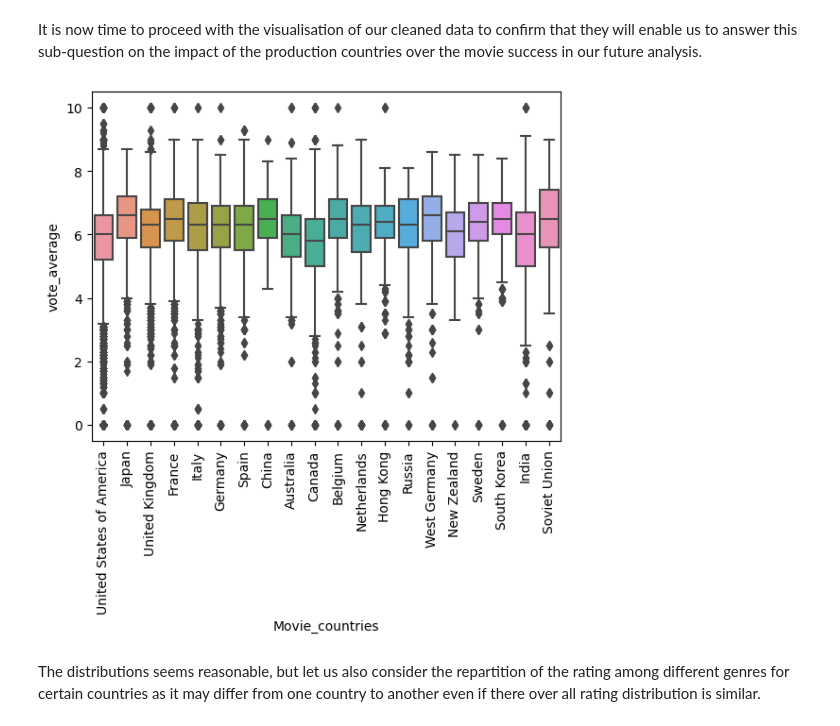
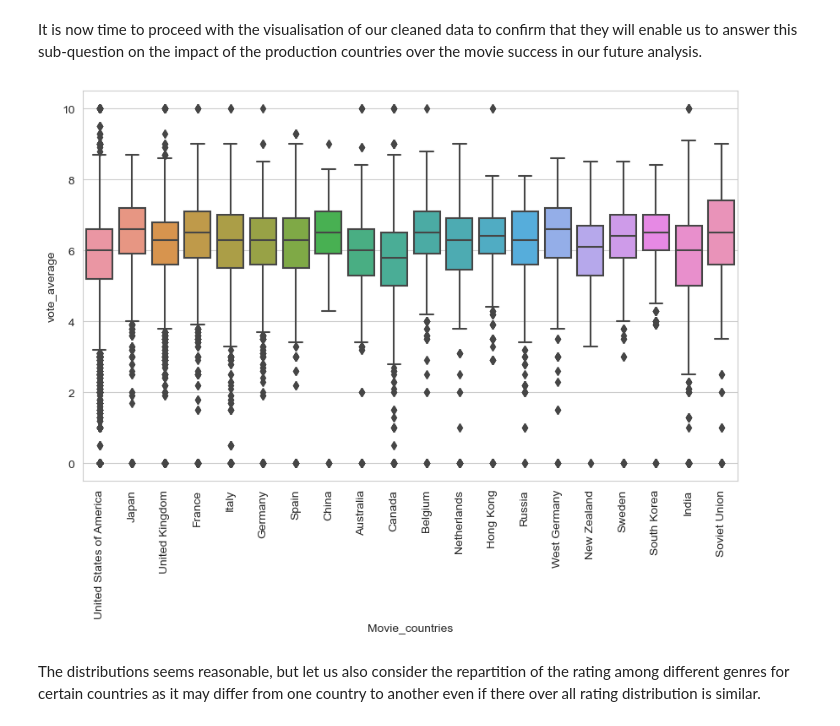
Before and after one commit to epfl-ada/ada-2023-project-yamal, a Jupyter notebook: movies_analysis.ipynb, the cells around one changed output. Drawn from its saved outputs; the diff is of its cells as text; code cells hidden in the pictures.

```diff
--- a/movies_analysis.ipynb
+++ b/movies_analysis.ipynb
@@ -55,7 +59,9 @@ pd_tmbd = pd.read_csv('./datasets/TMBD_Dataset/movies_metadata.csv')
 # %% [markdown]
 ### Drop Non-related Columns
 # %%
-pd_tmbd = pd_tmbd.drop(['adult', 'belongs_to_collection',  'homepage', 'original_title', 'overview', 'poster_path', 'status', 'tagline', 'video'], axis=1)
+pd_tmbd = pd_tmbd.drop(
+    ['adult', 'belongs_to_collection', 'homepage', 'original_title', 'overview', 'poster_path', 'status', 'tagline',
+     'video'], axis=1)
 # %% [markdown]
 #### Evaluate the literal value to convert it to array
 # %%
@@ -69,4 +75,5 @@ for column in column_names:
 # %%
-cmu_df = pd.merge(left=cmu_df, right=imbd_freebase, right_on='freebase_id', left_on='Freebase_Movie_ID', how='inner').drop(columns='freebase_id')
+cmu_df = pd.merge(left=cmu_df, right=imbd_freebase, right_on='freebase_id', left_on='Freebase_Movie_ID',
+                  how='inner').drop(columns='freebase_id')
 # %%
 movies = pd.merge(right=cmu_df, left=pd_tmbd, on='imdb_id', how='inner').drop_duplicates(subset='imdb_id')
@@ -93,5 +100,6 @@ movies['Movie_genres'] = movies['Movie_genres'].apply(transform_row)
 movies['Movie_countries'] = movies['Movie_countries'].apply(transform_row)
 movies['Movie_languages'] = movies['Movie_languages'].apply(transform_row)
 # %%
-movies.drop(columns=['Wikipedia_Movie_ID','title', 'runtime', 'original_language', 'production_companies','id', 'Movie_genres'], axis=1, inplace=True)
+movies.drop(columns=['Wikipedia_Movie_ID', 'title', 'runtime', 'original_language', 'production_companies', 'id',
+                     'Movie_genres'], axis=1, inplace=True)
 # %% [markdown]
@@ -100,7 +108,10 @@ movies.drop(columns=['Wikipedia_Movie_ID','title', 'runtime', 'original_language
 movies['Net profit'] = movies['Movie_box_office_revenue'] - movies['budget']
 # %%
 # Reorder the columns of the movie dataset
-movies = movies[['Freebase_Movie_ID', 'imdb_id', 'Movie_name','Movie_release_date','release_date' ,'genres', 'spoken_languages', 'Movie_languages', 'Movie_countries', 'budget', 'Movie_box_office_revenue', 'Net profit', 'popularity','Movie_runtime', 'vote_average', 'vote_count']]
+movies = movies[
+    ['Freebase_Movie_ID', 'imdb_id', 'Movie_name', 'Movie_release_date', 'release_date', 'genres', 'spoken_languages',
+     'Movie_languages', 'Movie_countries', 'budget', 'Movie_box_office_revenue', 'Net profit', 'popularity',
+     'Movie_runtime', 'vote_average', 'vote_count']]
 
 movies.head()
 # %% [output]
@@ -172,10 +184,11 @@ movies_fully_expanded = movies_fully_expanded[movies_fully_expanded['vote_averag
 It is now time to proceed with the visualisation of our cleaned data  to confirm that they will enable us to answer this sub-question on the impact of the production countries over the movie success in our future analysis.
 # %%
 # Plot the distribution of the average votes
+plt.figure(figsize=(10, 6))
 ax = sns.boxplot(x="Movie_countries", y="vote_average", data=df_top20_country)
 plt.setp(ax.get_xticklabels(), rotation=90);
 # %% [output]
-[figure, old version]
+[figure, new version]
 # %% [markdown]
 The distributions seems reasonable, but let us also consider the repartition of the rating among different genres for certain countries as it may differ from one country to another even if there over all rating distribution is similar.
 # %%
```
Also changed, not shown: parts of 43 cells of this notebook, 1 other file.
